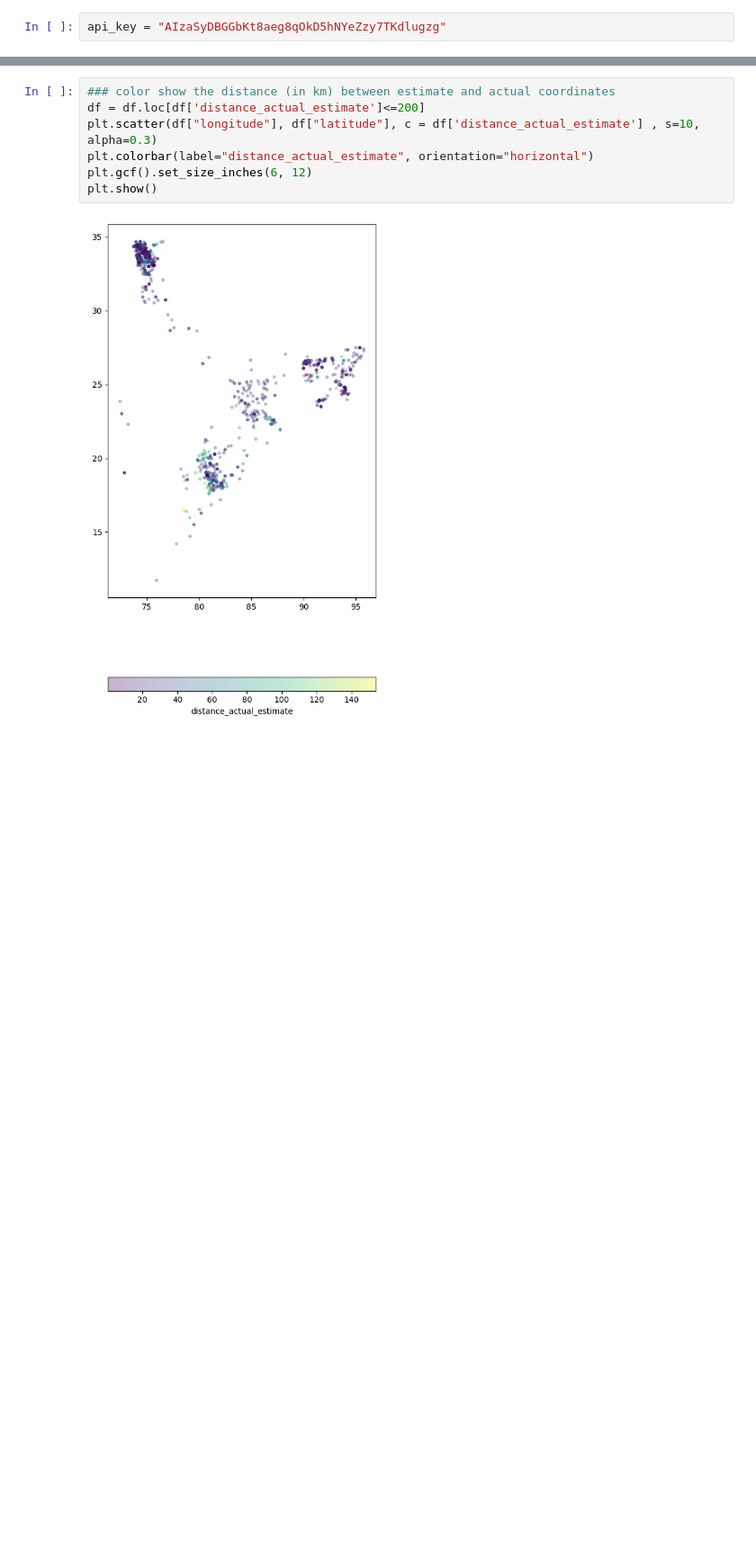
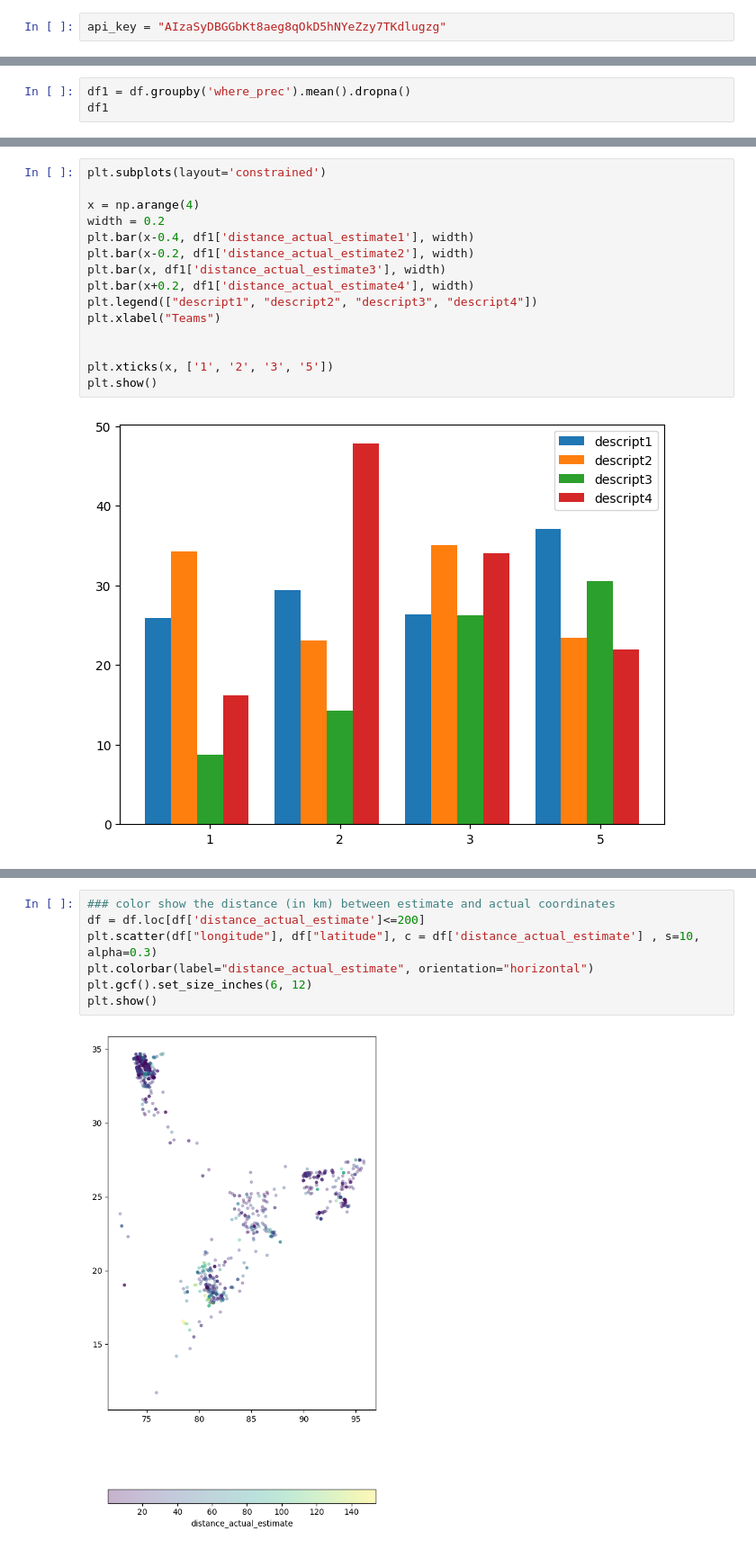
Before and after one commit to jonathanold/conflict-india, a Jupyter notebook: code/geocoding-conflicts.ipynb, the cells around one changed output, grey strips where cells are left out. Shown: that part at 90% size. Drawn from its saved outputs; the diff is of its cells as text; blank space fills up the shorter version.

```diff
--- a/code/geocoding-conflicts.ipynb
+++ b/code/geocoding-conflicts.ipynb
@@ -152,0 +92,3 @@ Average distance between estimated and actual coords: 30.49641214818992km
+# %%
+df1 = df.groupby('where_prec').mean().dropna()
+df1
@@ -153,3 +102,20 @@ Average distance between estimated and actual coords: 30.49641214818992km
+# %%
+plt.subplots(layout='constrained')
+
+x = np.arange(4)
+width = 0.2
+plt.bar(x-0.4, df1['distance_actual_estimate1'], width)
+plt.bar(x-0.2, df1['distance_actual_estimate2'], width)
+plt.bar(x, df1['distance_actual_estimate3'], width)
+plt.bar(x+0.2, df1['distance_actual_estimate4'], width)
+plt.legend(["descript1", "descript2", "descript3", "descript4"])
+plt.xlabel("Teams")
+
+
+plt.xticks(x, ['1', '2', '3', '5'])
+plt.show()
+# %% [output]
+[figure, added]
 # %%
 ### blue points show actual coords
 plt.scatter(df["longitude"], df["latitude"], color = 'b', s=5, alpha=0.3)
```
Also changed, not shown: parts of 12 cells of this notebook, 1 other file.
